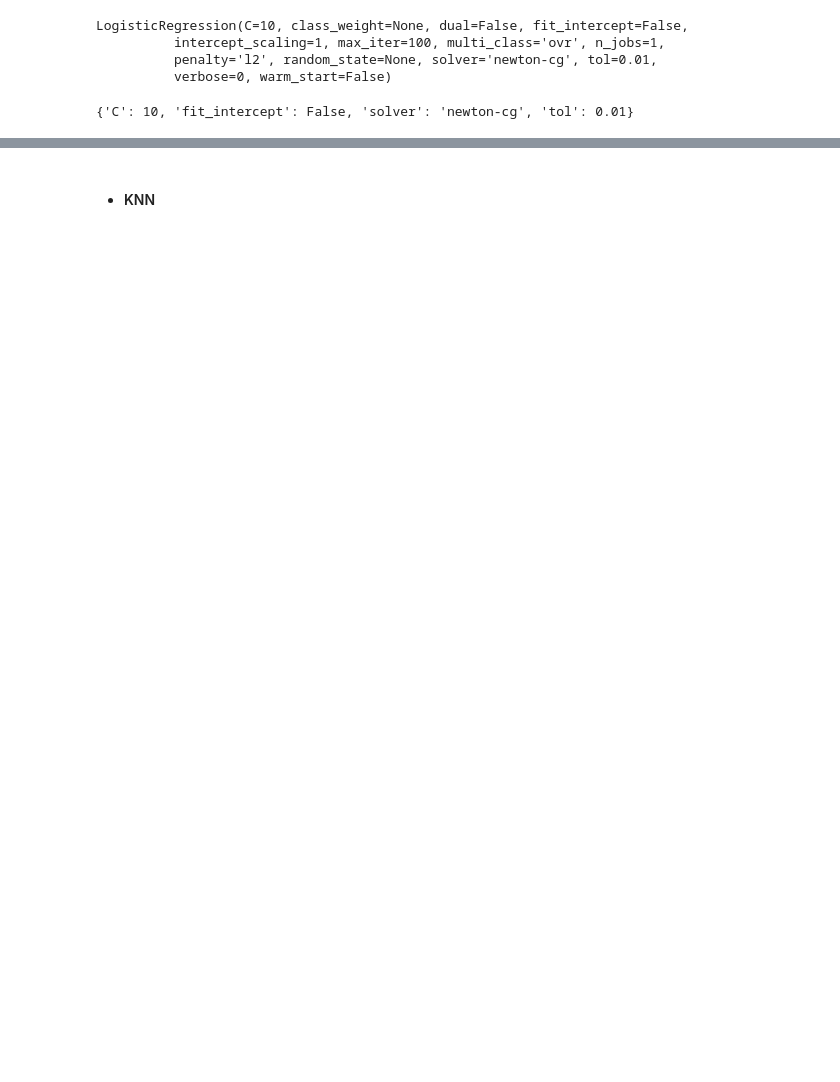
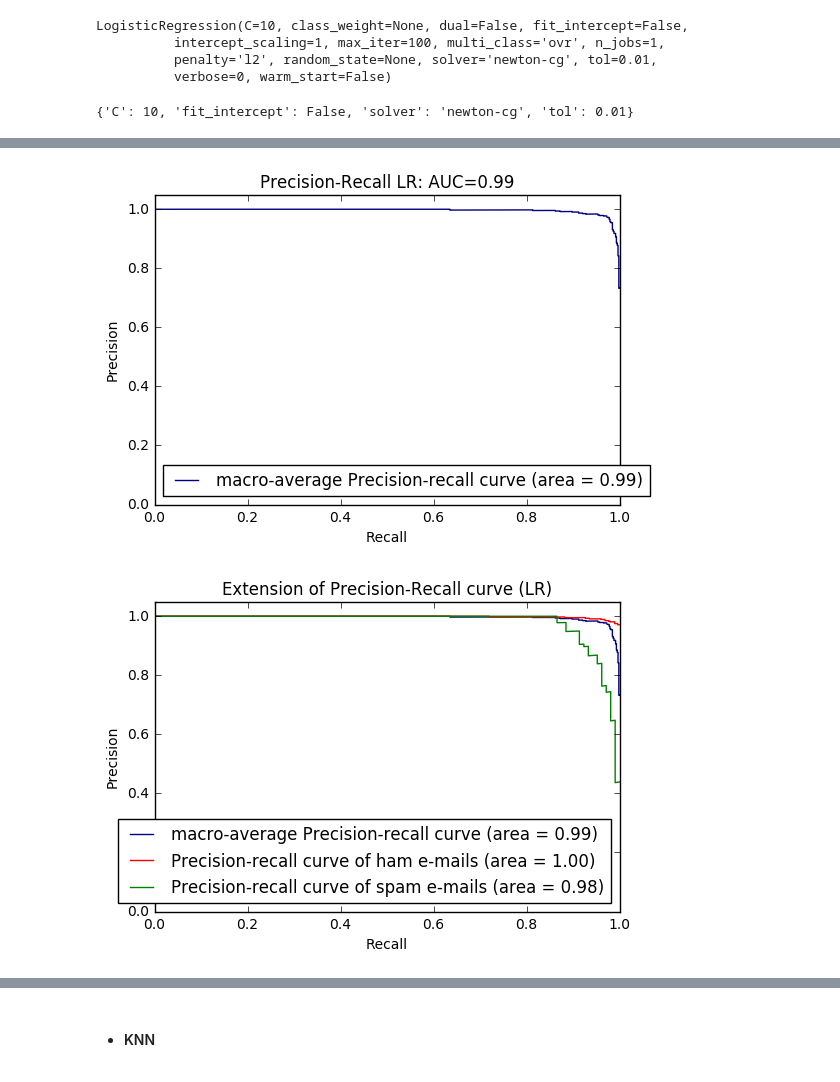
Before and after one commit to fkolokathi/text_classification, a Jupyter notebook: assignment_2_versionB.ipynb, the cells around one changed output, grey strips where cells are left out. Cells and saved outputs as stored; diff of their text form; code cells hidden in the pictures; blank space fills up the shorter version.

```diff
--- a/assignment_2_versionB.ipynb
+++ b/assignment_2_versionB.ipynb
@@ -506,0 +592,6 @@ Confusion matrix:
+# %%
+'''plot precision-recall curves'''
+precision_recall_curves(train_data_svd,test_data_svd,train_targets,test_targets,'LR',LR)
+# %% [output]
+[figure, added]
+[figure, added]
```
Also changed, not shown: parts of 32 cells of this notebook.
